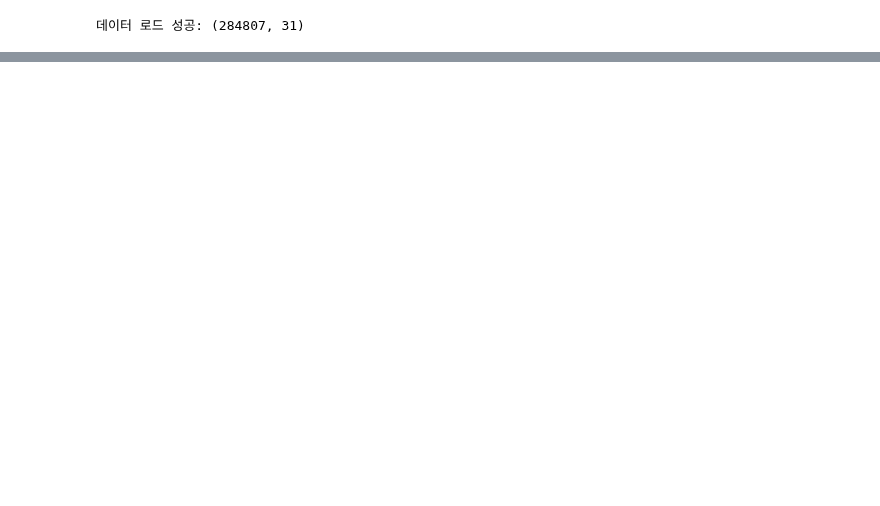
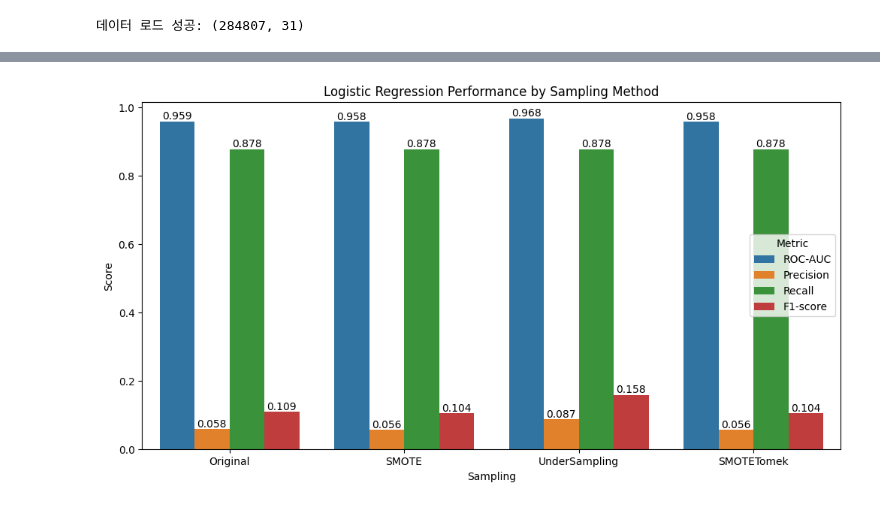
Before and after one commit to jaemin1020/big20-ML-project2-team3, a Jupyter notebook: CreditCardFraud/src/00_yjh_Amount_log1p_Scaled_lr.ipynb, the cells around one changed output, grey strips where cells are left out. Saved outputs shown, nothing was run; the diff lists cells and outputs as text; code cells hidden in the pictures; blank space fills up the shorter version.

```diff
--- a/CreditCardFraud/src/00_yjh_Amount_log1p_Scaled_lr.ipynb
+++ b/CreditCardFraud/src/00_yjh_Amount_log1p_Scaled_lr.ipynb
@@ -29,0 +48,17 @@ df = pp.ccf_load_data()
+# %%
+# 3가지 샘플링 기법 적용
+
+# SMOTE 오버샘플링
+X_over, y_over = ds.oversampling_smote(X_train, y_train)
+print(f'Before : {len(y_train)}, After: {len(y_over)}')
+print(y_over.value_counts())
+
+# 랜덤 언더샘플링
+X_under, y_under = ds.undersampling_RUS(X_train, y_train)
+print(f'Before : {len(y_train)}, After: {len(y_under)}')
+print(y_under.value_counts())
+
+# SMOTETomek 혼합 샘플링
+X_combined, y_combined = ds.combined_sampling(X_train, y_train)
+print(f'Before : {len(y_train)}, After: {len(y_combined)}')
+print(y_combined.value_counts())
@@ -29,0 +190,71 @@ df = pp.ccf_load_data()
+# %%
+import pandas as pd
+import matplotlib.pyplot as plt
+import seaborn as sns
+from sklearn.metrics import roc_auc_score, recall_score, precision_score, f1_score
+from sklearn.linear_model import LogisticRegression
+
+# 공통 파라미터
+lr_best_params = {
+    "random_state": 23,
+    'C': 0.029,
+    'max_iter': 1000,
+    'penalty': 'l2',
+    'solver': 'lbfgs',
+    'class_weight': 'balanced',
+    "n_jobs": -1
+}
+
+# 데이터셋 목록
+datasets = {
+    "Original": (X_train, X_test, y_train, y_test),
+    "SMOTE": (X_over, X_test, y_over, y_test),
+    "UnderSampling": (X_under, X_test, y_under, y_test),
+    "SMOTETomek": (X_combined, X_test, y_combined, y_test)
+}
+
+# 결과 저장용 리스트
+results = []
+
+for name, (X_tr, X_te, y_tr, y_te) in datasets.items():
+    lr_clf = LogisticRegression(**lr_best_params)
+    lr_clf.fit(X_tr, y_tr)
+    y_pred = lr_clf.predict(X_te)
+    y_pred_proba = lr_clf.predict_proba(X_te)[:, 1]
+
+    auc = roc_auc_score(y_te, y_pred_proba)
+    recall = recall_score(y_te, y_pred)
+    precision = precision_score(y_te, y_pred)
+    f1 = f1_score(y_te, y_pred)
+
+    results.append({
+        "Sampling": name,
+        "ROC-AUC": auc,
+        "Precision": precision,
+        "Recall": recall,
+        "F1-score": f1
+    })
+
+# 결과 DataFrame
+df_results = pd.DataFrame(results)
+print(df_results)
+
+# -----------------------------
+# 📊 바차트 시각화 (수치 표시 포함)
+# -----------------------------
+plt.figure(figsize=(12,6))
+df_melt = df_results.melt(id_vars="Sampling",
+                          value_vars=["ROC-AUC","Precision","Recall","F1-score"],
+                          var_name="Metric", value_name="Score")
+
+ax = sns.barplot(data=df_melt, x="Sampling", y="Score", hue="Metric")
+
+# 막대 위에 수치 표시
+for container in ax.containers:
+    ax.bar_label(container, fmt="%.3f", label_type="edge")
+
+plt.title("Logistic Regression Performance by Sampling Method")
+plt.ylabel("Score")
+plt.legend(title="Metric")
+plt.show()
+# %% [output]
@@ -29,0 +266 @@ df = pp.ccf_load_data()
+[figure, added]
```
Also changed, not shown: parts of 6 cells of this notebook, 5 other files.
